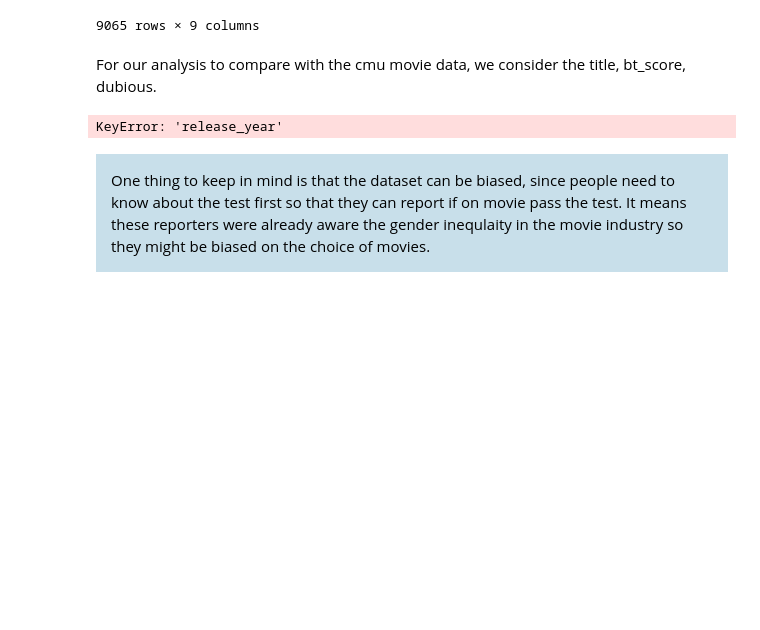
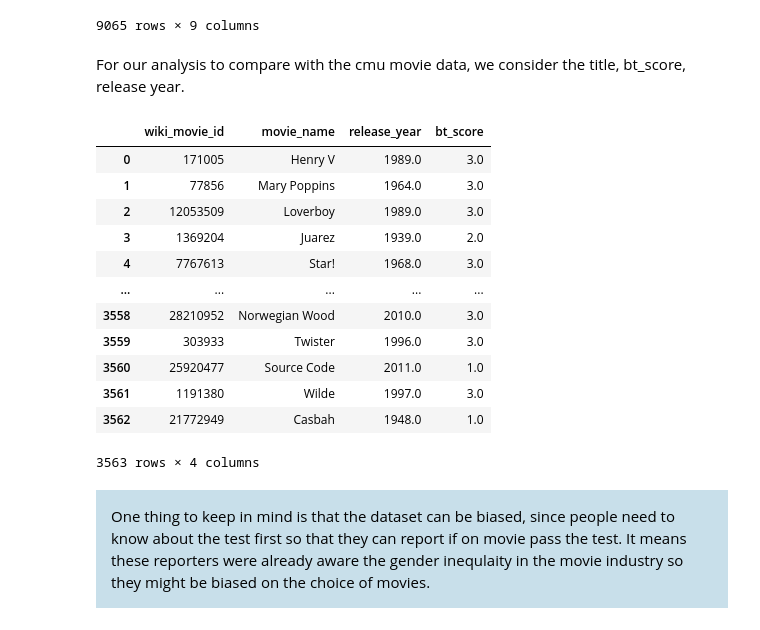
Before and after one commit to epfl-ada/ada-2022-project-yiyisoda, a Jupyter notebook: supporting_notebook.ipynb, the cells around one changed output. Drawn from its saved outputs; the diff is of its cells as text; code cells hidden in the pictures; blank space fills up the shorter version.

```diff
--- a/supporting_notebook.ipynb
+++ b/supporting_notebook.ipynb
@@ -709,13 +709,27 @@ bechdel
 | 9064 | Single All The Way | 2021.0 | 3.0 | 0.0 | 14315756.0 | 10161.0 | 19753.0 | 2021-12-15 10:10:36 | 1.0 |
 9065 rows × 9 columns
 # %% [markdown]
-For our analysis to compare with the cmu movie data, we consider the title, bt_score, dubious.
+For our analysis to compare with the cmu movie data, we consider the title, bt_score, release year.
 # %%
-bechdel_cmu_movies = pd.merge(movies, bechdel, left_on=['movie_name','release_year'], right_on=['title', 'year'], how='inner')
+cmu_movies = movies.copy()
+cmu_movies['release_year'] = cmu_movies['release_date'].apply(lambda x: x.year)
+bechdel_cmu_movies = pd.merge(cmu_movies, bechdel, left_on=['movie_name','release_year'], right_on=['title', 'year'], how='inner')
 bechdel_cmu = bechdel_cmu_movies[['wiki_movie_id','movie_name', 'release_year', 'bt_score']]
 bechdel_cmu
 # %% [output]
+|  | wiki_movie_id | movie_name | release_year | bt_score |
+| 0 | 171005 | Henry V | 1989.0 | 3.0 |
+| 1 | 77856 | Mary Poppins | 1964.0 | 3.0 |
+| 2 | 12053509 | Loverboy | 1989.0 | 3.0 |
+| 3 | 1369204 | Juarez | 1939.0 | 2.0 |
+| 4 | 7767613 | Star! | 1968.0 | 3.0 |
+| ... | ... | ... | ... | ... |
+| 3558 | 28210952 | Norwegian Wood | 2010.0 | 3.0 |
+| 3559 | 303933 | Twister | 1996.0 | 3.0 |
+| 3560 | 25920477 | Source Code | 2011.0 | 1.0 |
+| 3561 | 1191380 | Wilde | 1997.0 | 3.0 |
+| 3562 | 21772949 | Casbah | 1948.0 | 1.0 |
-KeyError: 'release_year'
+3563 rows × 4 columns
 # %% [markdown]
 <div class="1.1" style='background-color:#c8dfea; padding:1em;'>
 <span style="color:black">
```
Also changed, not shown: parts of 4 cells of this notebook.
